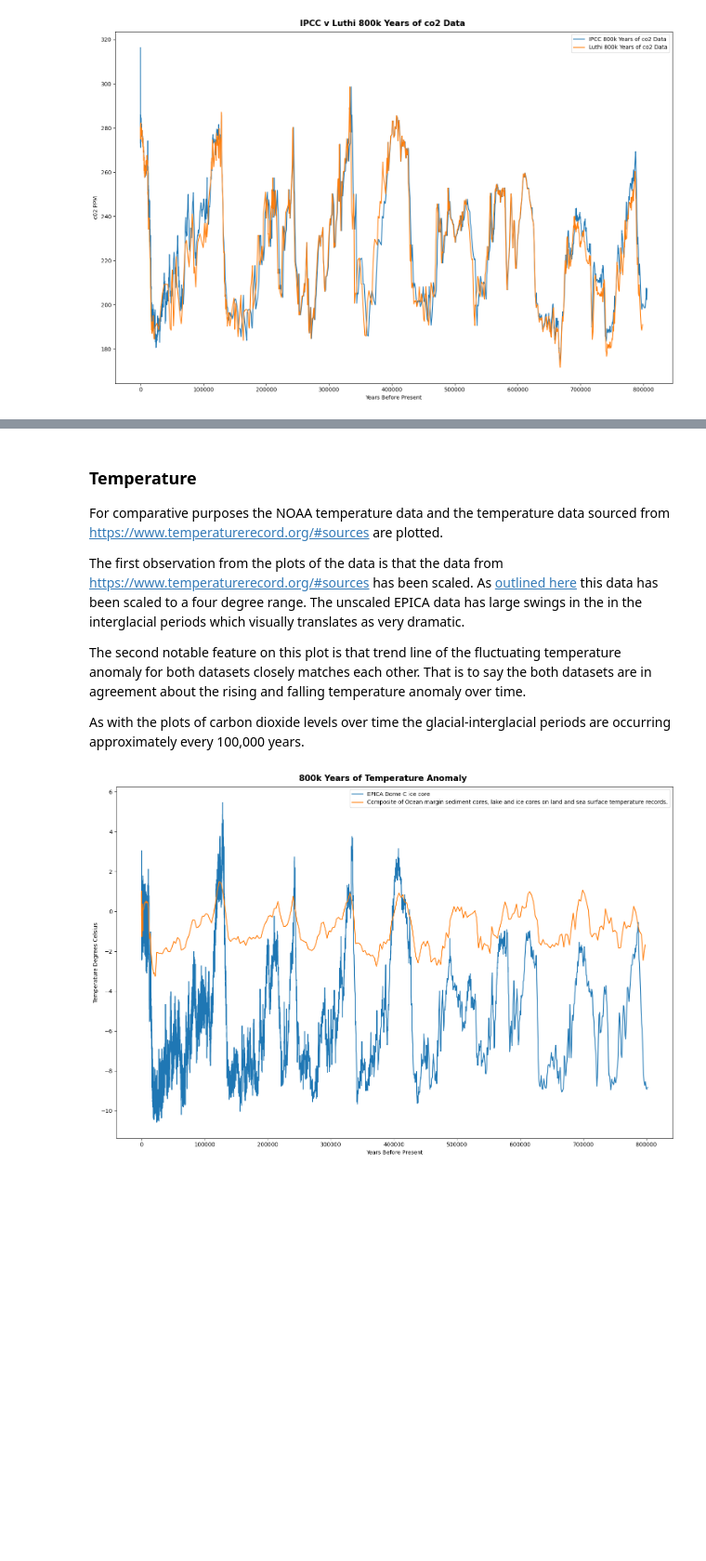
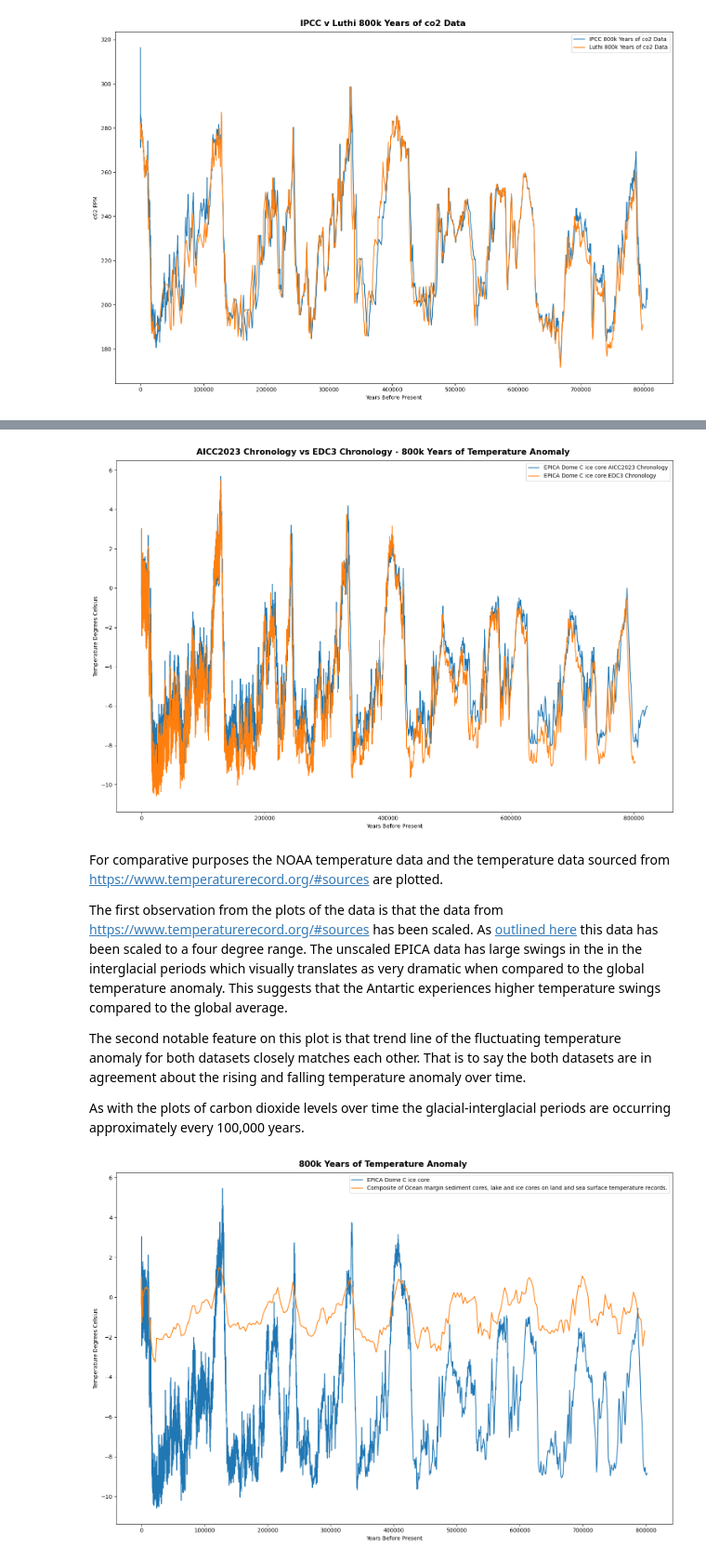
Before and after one commit to humphs078/Owner-avatar-programming_for_data_analysis_assignment_2, a Jupyter notebook: submission.ipynb, the cells around one changed output, grey strips where cells are left out. Shown at 93% size. Drawn from its saved outputs; the diff is of its cells as text; code cells hidden in the pictures; blank space fills up the shorter version.

```diff
--- a/submission.ipynb
+++ b/submission.ipynb
@@ -398,0 +414,2 @@ memory usage: 318.4 KB
+# %%
+jouzel_temp['celsius'] = jouzel_temp['temp'] - 273.15
@@ -398,0 +418,2 @@ memory usage: 318.4 KB
+# %%
+average = jouzel_temp['celsius'][0:87].mean()
@@ -398,0 +422,2 @@ memory usage: 318.4 KB
+# %%
+jouzel_temp['anomaly'] = jouzel_temp['celsius'] - average
@@ -398,0 +426,2 @@ memory usage: 318.4 KB
+# %%
+jouzel_temp['years_before_present'] = 2023 - (1950 - jouzel_temp['AICC2012'])
@@ -710,9 +928,22 @@ plt.show()
+# %%
+# create an empty plot
+fig, ax = plt.subplots(figsize=(15, 10))
+
+# plot the results
+ax.plot(jouzel_temp['years_before_present'], jouzel_temp['anomaly'], label = 'EPICA Dome C ice core AICC2023 Chronology')
+ax.plot(noaa_temp['years_before_present'], noaa_temp['delta_t_c'], label = 'EPICA Dome C ice core EDC3 Chronology')
+ax.set_xlabel('Years Before Present')
+ax.set_ylabel('Temperature Degrees Celsius')
+ax.legend()
+plt.suptitle('AICC2023 Chronology vs EDC3 Chronology - 800k Years of Temperature Anomaly', weight = 'bold', size = 15)
+plt.tight_layout()
+plt.show()
+# %% [output]
+[figure, added]
 # %% [markdown]
-### Temperature <a id="temperature"></a>
-
 For comparative purposes the NOAA temperature data and the temperature data sourced from [https://www.temperaturerecord.org/#sources](https://www.temperaturerecord.org/#sources) are plotted.
 
-The first observation from the plots of the data is that the data from https://www.temperaturerecord.org/#sources has been scaled. As [outlined here](#further-temperature-data) this data has been scaled to a four degree range. The unscaled EPICA data has large swings in the in the interglacial periods which visually translates as very dramatic.
+The first observation from the plots of the data is that the data from https://www.temperaturerecord.org/#sources has been scaled. As [outlined here](#further-temperature-data) this data has been scaled to a four degree range. The unscaled EPICA data has large swings in the in the interglacial periods which visually translates as very dramatic when compared to the global temperature anomaly. This suggests that the Antartic experiences higher temperature swings compared to the global average.
 
 The second notable feature on this plot is that trend line of the fluctuating temperature anomaly for both datasets closely matches each other. That is to say the both datasets are in agreement about the rising and falling temperature anomaly over time.
 
```
Also changed, not shown: parts of 61 cells of this notebook, 4 other files.
